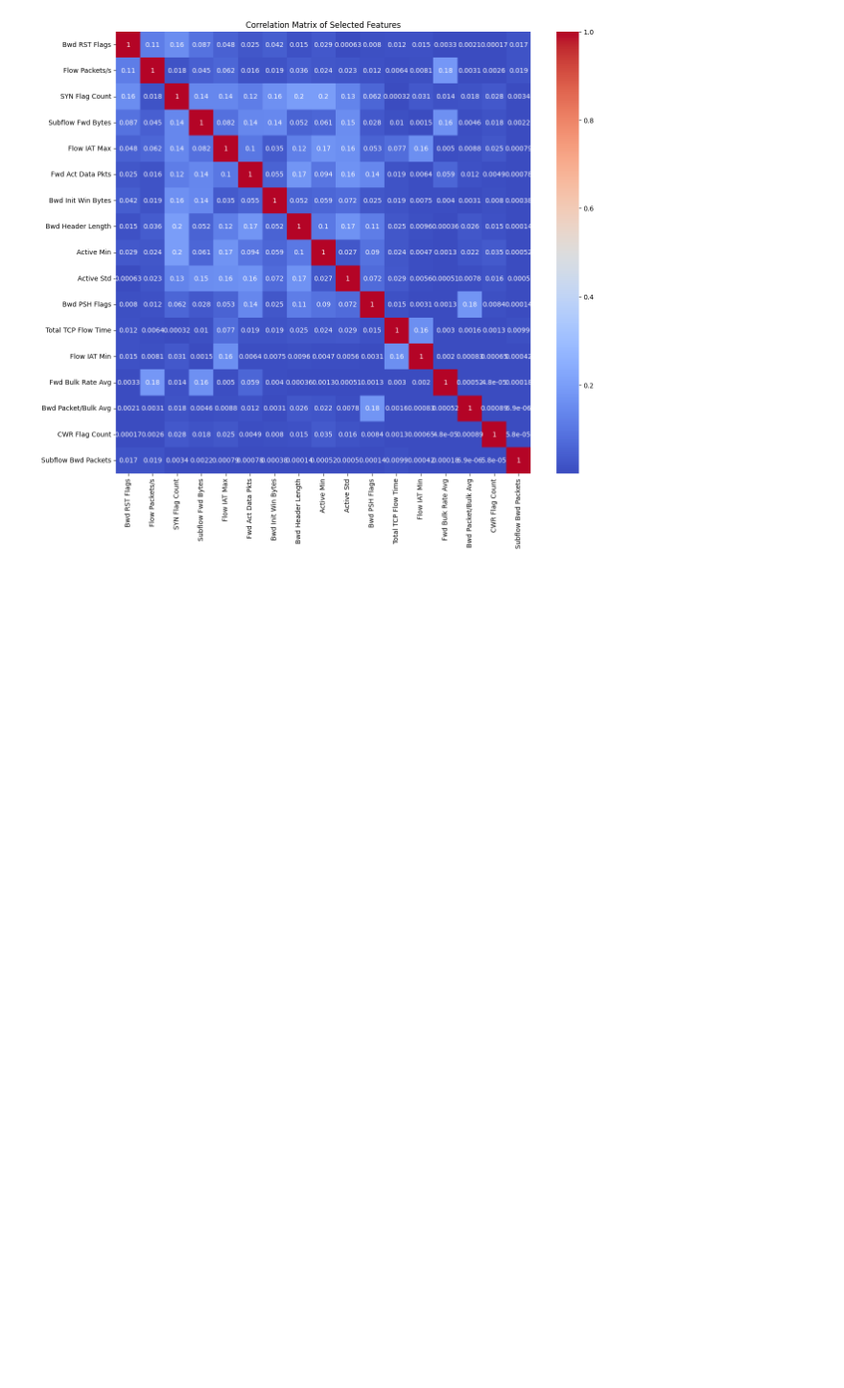
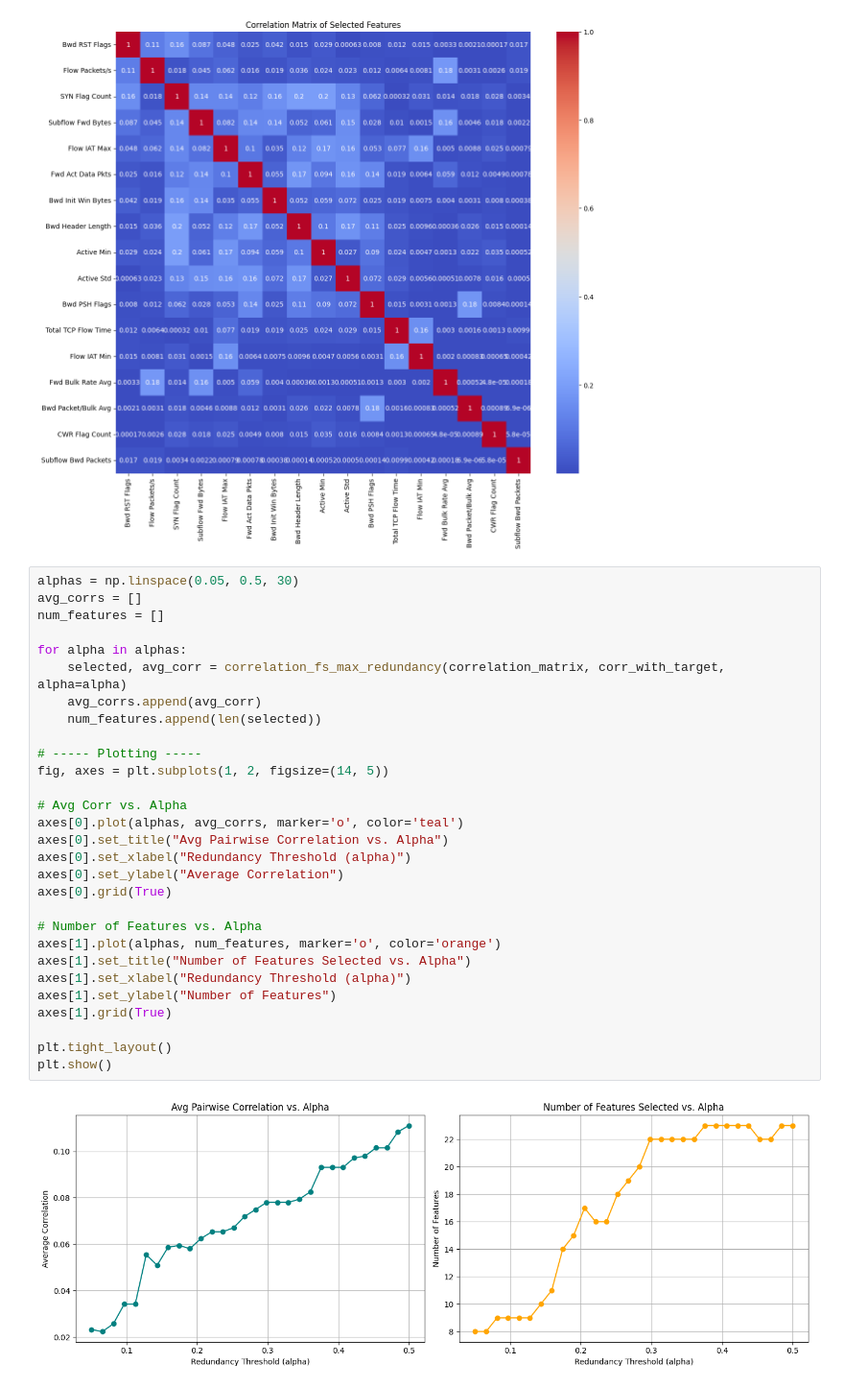
Before and after one commit to sav-1305/CIC-IDS-2017-ML-Optimization, a Jupyter notebook: 2.2-Correlation-FS.ipynb, the cells around one changed output. Shown: that part at 96% size. Cells and saved outputs as stored; diff of their text form; blank space fills up the shorter version.

Commit message:
update 2.2 corr-FS

```diff
--- a/2.2-Correlation-FS.ipynb
+++ b/2.2-Correlation-FS.ipynb
@@ -246,3 +246,34 @@ plt.title("Correlation Matrix of Selected Features")
 plt.show()
 # %% [output]
 [figure]
+# %%
+alphas = np.linspace(0.05, 0.5, 30)
+avg_corrs = []
+num_features = []
+
+for alpha in alphas:
+    selected, avg_corr = correlation_fs_max_redundancy(correlation_matrix, corr_with_target, alpha=alpha)
+    avg_corrs.append(avg_corr)
+    num_features.append(len(selected))
+
+# ----- Plotting -----
+fig, axes = plt.subplots(1, 2, figsize=(14, 5))
+
+# Avg Corr vs. Alpha
+axes[0].plot(alphas, avg_corrs, marker='o', color='teal')
+axes[0].set_title("Avg Pairwise Correlation vs. Alpha")
+axes[0].set_xlabel("Redundancy Threshold (alpha)")
+axes[0].set_ylabel("Average Correlation")
+axes[0].grid(True)
+
+# Number of Features vs. Alpha
+axes[1].plot(alphas, num_features, marker='o', color='orange')
+axes[1].set_title("Number of Features Selected vs. Alpha")
+axes[1].set_xlabel("Redundancy Threshold (alpha)")
+axes[1].set_ylabel("Number of Features")
+axes[1].grid(True)
+
+plt.tight_layout()
+plt.show()
+# %% [output]
+[figure, added]
```
Also changed, not shown: parts of 1 cell of this notebook.
